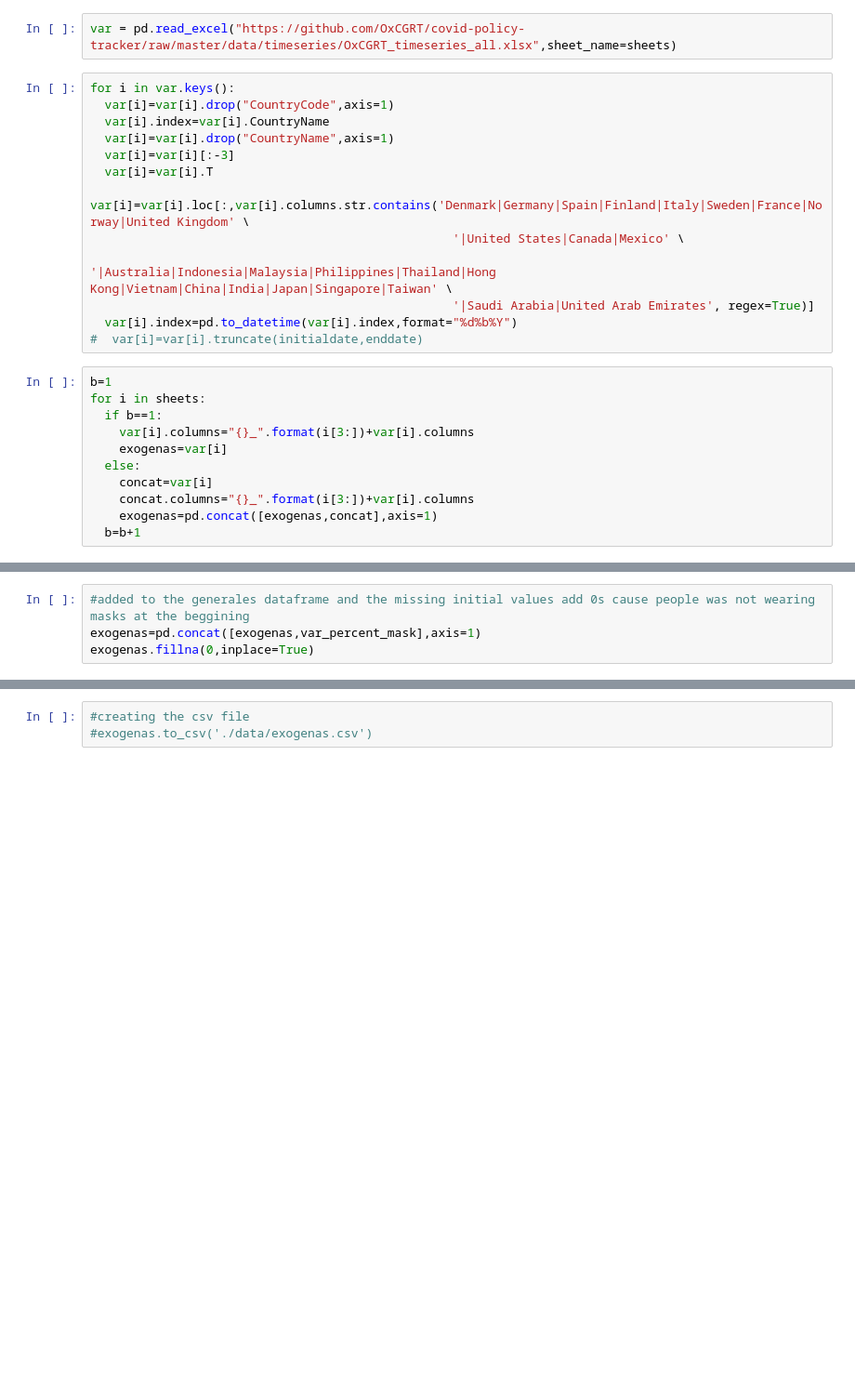
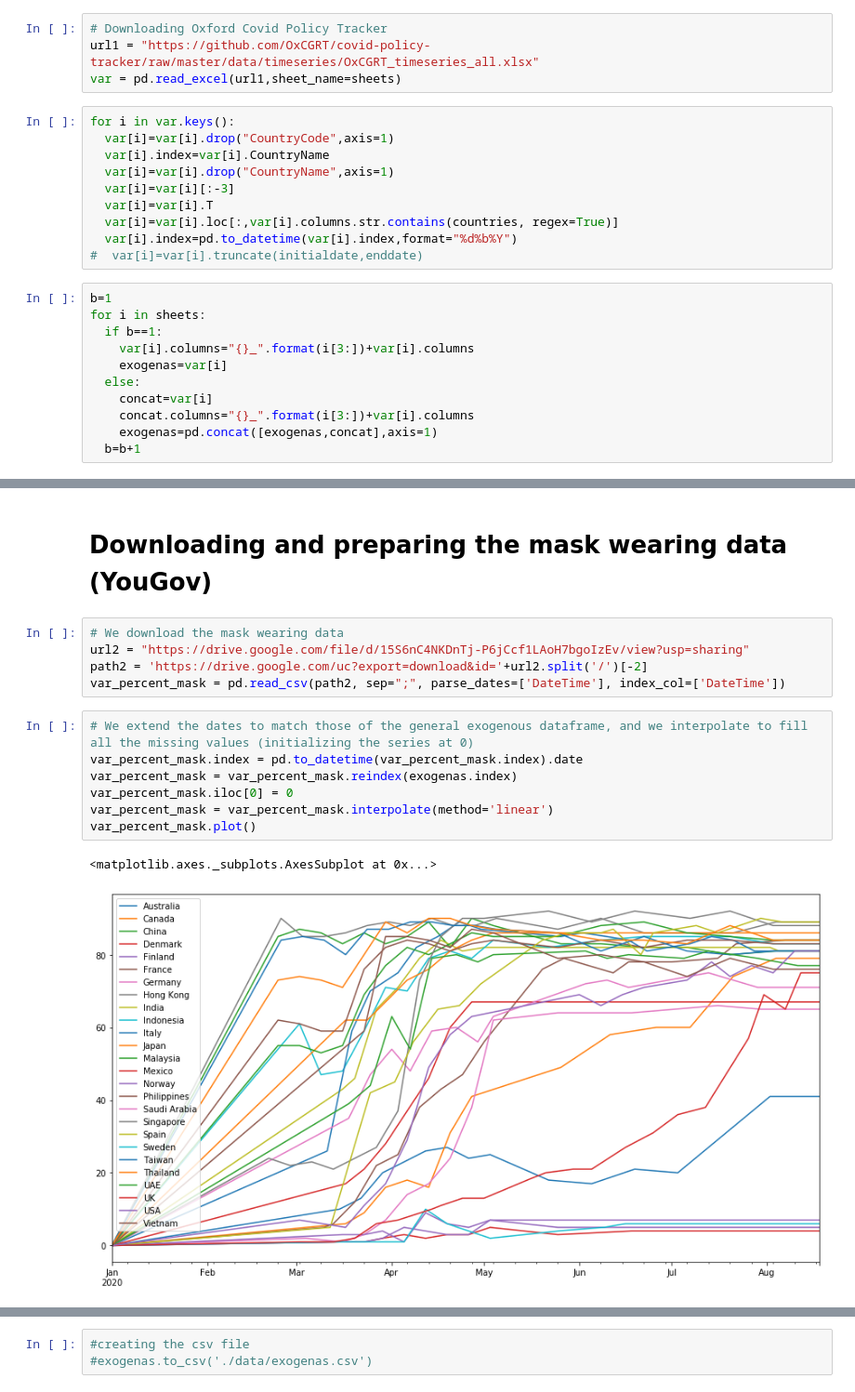
Before and after one commit to martaarozarena/KSchool-Master-Final-Project, a Jupyter notebook: exog_varaibles.ipynb, the cells around one changed output, grey strips where cells are left out. Shown: that part at 93% size. Cells and saved outputs as stored; diff of their text form; blank space fills up the shorter version.

Commit message:
modified extrapolation for mask and flights data

```diff
--- a/exog_varaibles.ipynb
+++ b/exog_varaibles.ipynb
@@ -10,5 +20,7 @@ initialdate="01-01-2020"
 # %%
-var = pd.read_excel("https://github.com/OxCGRT/covid-policy-tracker/raw/master/data/timeseries/OxCGRT_timeseries_all.xlsx",sheet_name=sheets)
+# Downloading Oxford Covid Policy Tracker
+url1 = "https://github.com/OxCGRT/covid-policy-tracker/raw/master/data/timeseries/OxCGRT_timeseries_all.xlsx"
+var = pd.read_excel(url1,sheet_name=sheets)
 # %%
 for i in var.keys():
   var[i]=var[i].drop("CountryCode",axis=1)
@@ -16,10 +28,7 @@ for i in var.keys():
   var[i]=var[i].drop("CountryName",axis=1)
   var[i]=var[i][:-3]
   var[i]=var[i].T
-  var[i]=var[i].loc[:,var[i].columns.str.contains('Denmark|Germany|Spain|Finland|Italy|Sweden|France|Norway|United Kingdom' \
-                                                  '|United States|Canada|Mexico' \
-                                                  '|Australia|Indonesia|Malaysia|Philippines|Thailand|Hong Kong|Vietnam|China|India|Japan|Singapore|Taiwan' \
-                                                  '|Saudi Arabia|United Arab Emirates', regex=True)]
+  var[i]=var[i].loc[:,var[i].columns.str.contains(countries, regex=True)]
   var[i].index=pd.to_datetime(var[i].index,format="%d%b%Y")
 #  var[i]=var[i].truncate(initialdate,enddate)
 # %%
@@ -96,7 +45,3 @@ var_percent_mask.columns="mask_"+var_percent_mask.columns
-# %%
-#added to the generales dataframe and the missing initial values add 0s cause people was not wearing masks at the beggining
-exogenas=pd.concat([exogenas,var_percent_mask],axis=1)
-exogenas.fillna(0,inplace=True)
 # %%
 exogenas.shape
 # %% [output]
@@ -103,0 +49,17 @@ exogenas.shape
+# %% [markdown]
+# Downloading and preparing the mask wearing data (YouGov)
+# %%
+# We download the mask wearing data
+url2 = "https://drive.google.com/file/d/15S6nC4NKDnTj-P6jCcf1LAoH7bgoIzEv/view?usp=sharing"
+path2 = 'https://drive.google.com/uc?export=download&id='+url2.split('/')[-2]
+var_percent_mask = pd.read_csv(path2, sep=";", parse_dates=['DateTime'], index_col=['DateTime'])
+# %%
+# We extend the dates to match those of the general exogenous dataframe, and we interpolate to fill all the missing values (initializing the series at 0)
+var_percent_mask.index = pd.to_datetime(var_percent_mask.index).date
+var_percent_mask = var_percent_mask.reindex(exogenas.index)
+var_percent_mask.iloc[0] = 0
+var_percent_mask = var_percent_mask.interpolate(method='linear')
+var_percent_mask.plot()
+# %% [output]
+<matplotlib.axes._subplots.AxesSubplot at 0x...>
+[figure, added]
```
Also changed, not shown: parts of 33 cells of this notebook.
